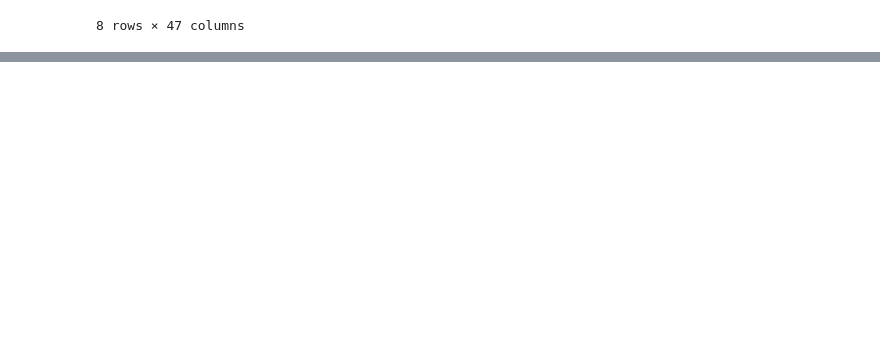
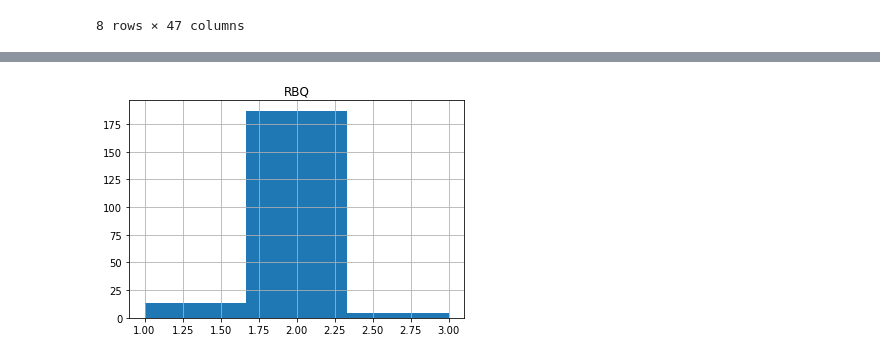
Before and after one commit to potchi23/TFG-UroAnalytics, a Jupyter notebook: src/backend/dataCleaning.ipynb, the cells around one changed output, grey strips where cells are left out. Drawn from its saved outputs; the diff is of its cells as text; code cells hidden in the pictures; blank space fills up the shorter version.

Commit message:
Primeros cambios en predicciones

```diff
--- a/src/backend/dataCleaning.ipynb
+++ b/src/backend/dataCleaning.ipynb
@@ -133,0 +178,10 @@ clean_df.describe()
+# %%
+# Eliminación de NC
+from random import randrange
+df["IPERIN2"] = df["IPERIN2"].replace(to_replace=3, value=randrange(1,2))
+
+# Por lo que se puede observar, el SI tiene mayor peso. Podemos eliminar NC,
+# reasignando a cada fila con valor NC un valor aleatorio entre SI y NO.
+# %%
+# Más drops para realizar el entrenamiento
+df = df.drop(['ETNIA', 'HISTO', 'IPERIN', 'ILINF', 'IVASCU', 'HISTO2', 'ILINF2', 'IVASCU2', 'FALLEC'], axis=1)
@@ -133,0 +218,9 @@ clean_df.describe()
+# %%
+hist = df.hist(column="RBQ", bins=3)
+# Se favorecerá el 'NO' en las predicciones
+
+# Las clases están muy desbalanceadas
+# Se podría balancear haciendo subsampling. Sin embargo, hay muy pocos datos
+# y no nos podemos permitir "falsear" mucho el dataset
+# %% [output]
+[figure, added]
```
Also changed, not shown: parts of 30 cells of this notebook, 2 other files.
